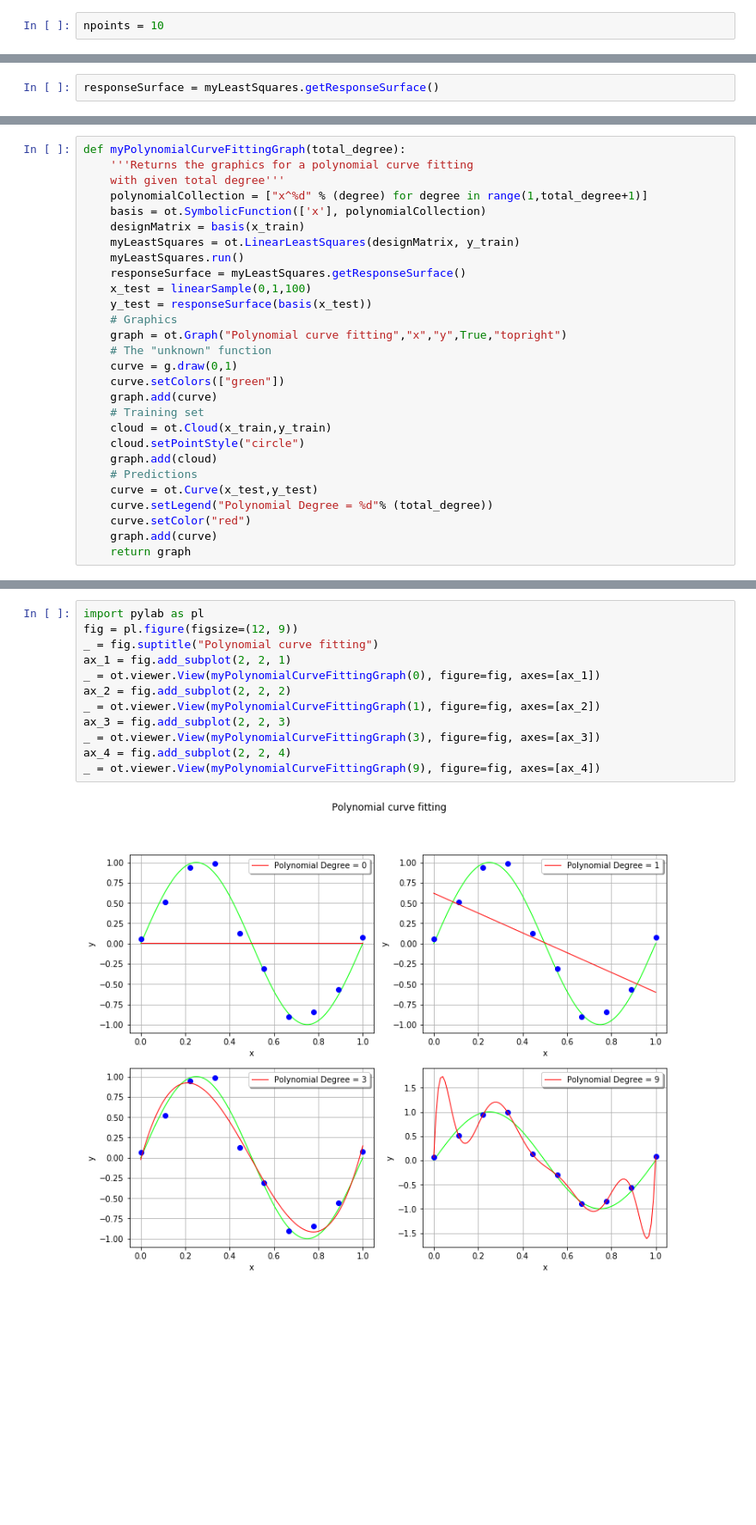
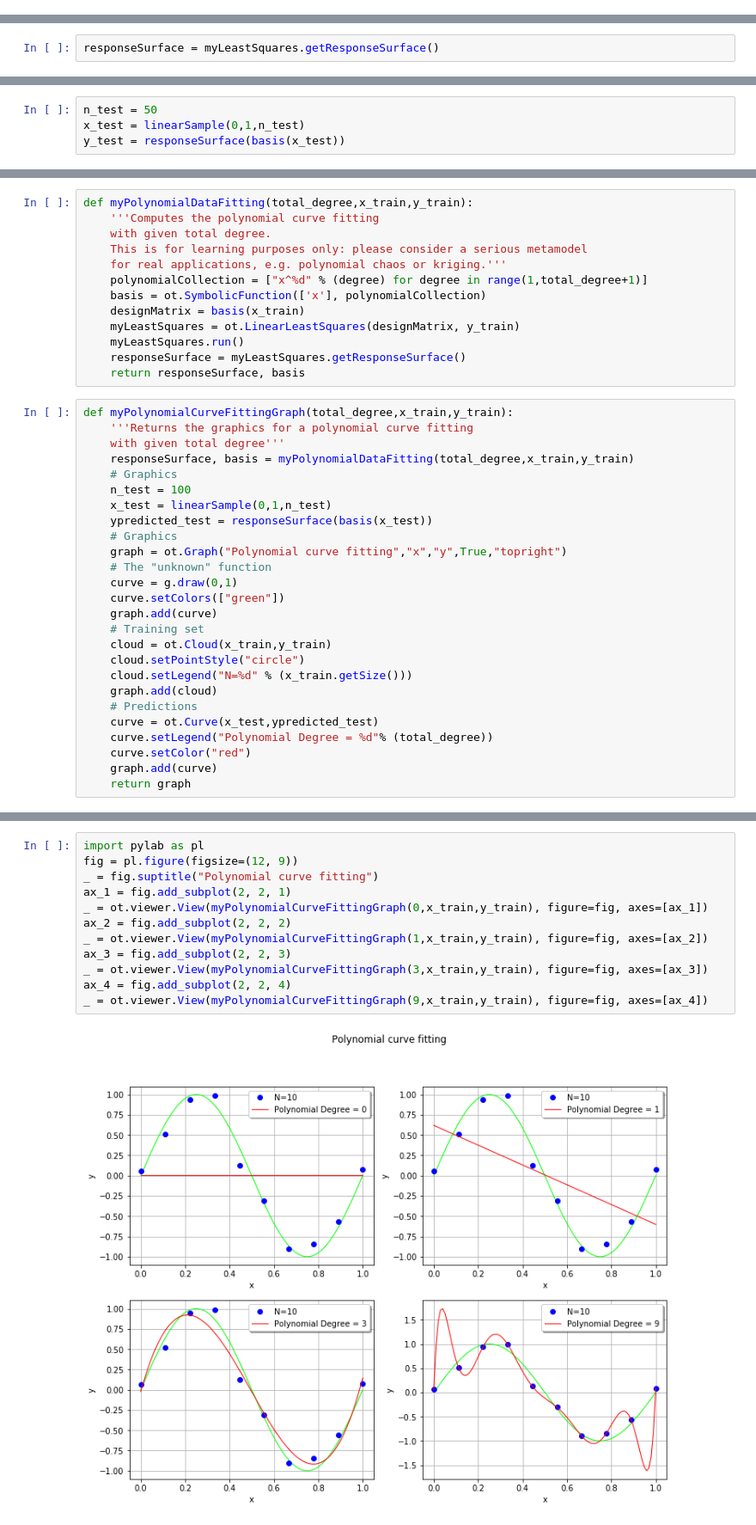
Before and after one commit to mbaudin47/otsupgalilee-eleve, a Jupyter notebook: 5-Chaos/Over-fitting-model-selection.ipynb, the cells around one changed output, grey strips where cells are left out. Shown at 86% size. Saved outputs shown, nothing was run; the diff lists cells and outputs as text; blank space fills up the shorter version.

Commit message:
Complète les graphiques

```diff
--- a/5-Chaos/Over-fitting-model-selection.ipynb
+++ b/5-Chaos/Over-fitting-model-selection.ipynb
@@ -19,5 +27,3 @@ graph.add(curve)
 graph
 # %% [output]
 [figure]
-# %%
-npoints = 10
@@ -101,3 +127,7 @@ y_test = responseSurface(basis(x_test))
+# %%
+n_test = 50
+x_test = linearSample(0,1,n_test)
+y_test = responseSurface(basis(x_test))
 # %%
 graph = ot.Graph("Polynomial curve fitting","x","y",True,"topright")
 # The "unknown" function
@@ -119,15 +176,25 @@ graph
+# %%
+def myPolynomialDataFitting(total_degree,x_train,y_train):
+    '''Computes the polynomial curve fitting
+    with given total degree.
+    This is for learning purposes only: please consider a serious metamodel
+    for real applications, e.g. polynomial chaos or kriging.'''
+    polynomialCollection = ["x^%d" % (degree) for degree in range(1,total_degree+1)]
+    basis = ot.SymbolicFunction(['x'], polynomialCollection)
+    designMatrix = basis(x_train)
+    myLeastSquares = ot.LinearLeastSquares(designMatrix, y_train)
+    myLeastSquares.run()
+    responseSurface = myLeastSquares.getResponseSurface()
+    return responseSurface, basis
 # %%
-def myPolynomialCurveFittingGraph(total_degree):
+def myPolynomialCurveFittingGraph(total_degree,x_train,y_train):
     '''Returns the graphics for a polynomial curve fitting
     with given total degree'''
-    polynomialCollection = ["x^%d" % (degree) for degree in range(1,total_degree+1)]
-    basis = ot.SymbolicFunction(['x'], polynomialCollection)
-    designMatrix = basis(x_train)
-    myLeastSquares = ot.LinearLeastSquares(designMatrix, y_train)
-    myLeastSquares.run()
-    responseSurface = myLeastSquares.getResponseSurface()
-    x_test = linearSample(0,1,100)
-    y_test = responseSurface(basis(x_test))
+    responseSurface, basis = myPolynomialDataFitting(total_degree,x_train,y_train)
+    # Graphics
+    n_test = 100
+    x_test = linearSample(0,1,n_test)
+    ypredicted_test = responseSurface(basis(x_test))
     # Graphics
     graph = ot.Graph("Polynomial curve fitting","x","y",True,"topright")
     # The "unknown" function
@@ -137,9 +204,10 @@ def myPolynomialCurveFittingGraph(total_degree):
     # Training set
     cloud = ot.Cloud(x_train,y_train)
     cloud.setPointStyle("circle")
+    cloud.setLegend("N=%d" % (x_train.getSize()))
     graph.add(cloud)
     # Predictions
-    curve = ot.Curve(x_test,y_test)
+    curve = ot.Curve(x_test,ypredicted_test)
     curve.setLegend("Polynomial Degree = %d"% (total_degree))
     curve.setColor("red")
     graph.add(curve)
@@ -147,14 +217,14 @@ def myPolynomialCurveFittingGraph(total_degree):
 # %%
 import pylab as pl
 fig = pl.figure(figsize=(12, 9))
 _ = fig.suptitle("Polynomial curve fitting")
 ax_1 = fig.add_subplot(2, 2, 1)
-_ = ot.viewer.View(myPolynomialCurveFittingGraph(0), figure=fig, axes=[ax_1])
+_ = ot.viewer.View(myPolynomialCurveFittingGraph(0,x_train,y_train), figure=fig, axes=[ax_1])
 ax_2 = fig.add_subplot(2, 2, 2)
-_ = ot.viewer.View(myPolynomialCurveFittingGraph(1), figure=fig, axes=[ax_2])
+_ = ot.viewer.View(myPolynomialCurveFittingGraph(1,x_train,y_train), figure=fig, axes=[ax_2])
 ax_3 = fig.add_subplot(2, 2, 3)
-_ = ot.viewer.View(myPolynomialCurveFittingGraph(3), figure=fig, axes=[ax_3])
+_ = ot.viewer.View(myPolynomialCurveFittingGraph(3,x_train,y_train), figure=fig, axes=[ax_3])
 ax_4 = fig.add_subplot(2, 2, 4)
-_ = ot.viewer.View(myPolynomialCurveFittingGraph(9), figure=fig, axes=[ax_4])
+_ = ot.viewer.View(myPolynomialCurveFittingGraph(9,x_train,y_train), figure=fig, axes=[ax_4])
 # %% [output]
-[figure, old version]
+[figure, new version]
```
Also changed, not shown: parts of 43 cells of this notebook.
